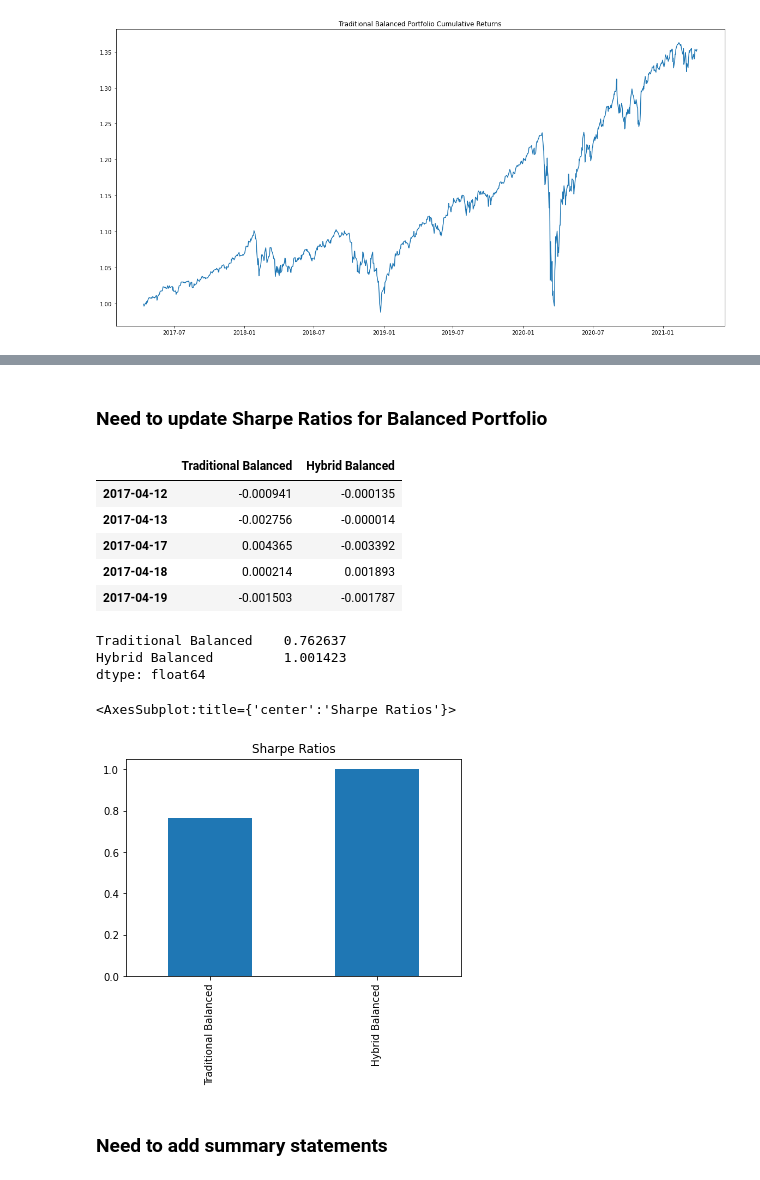
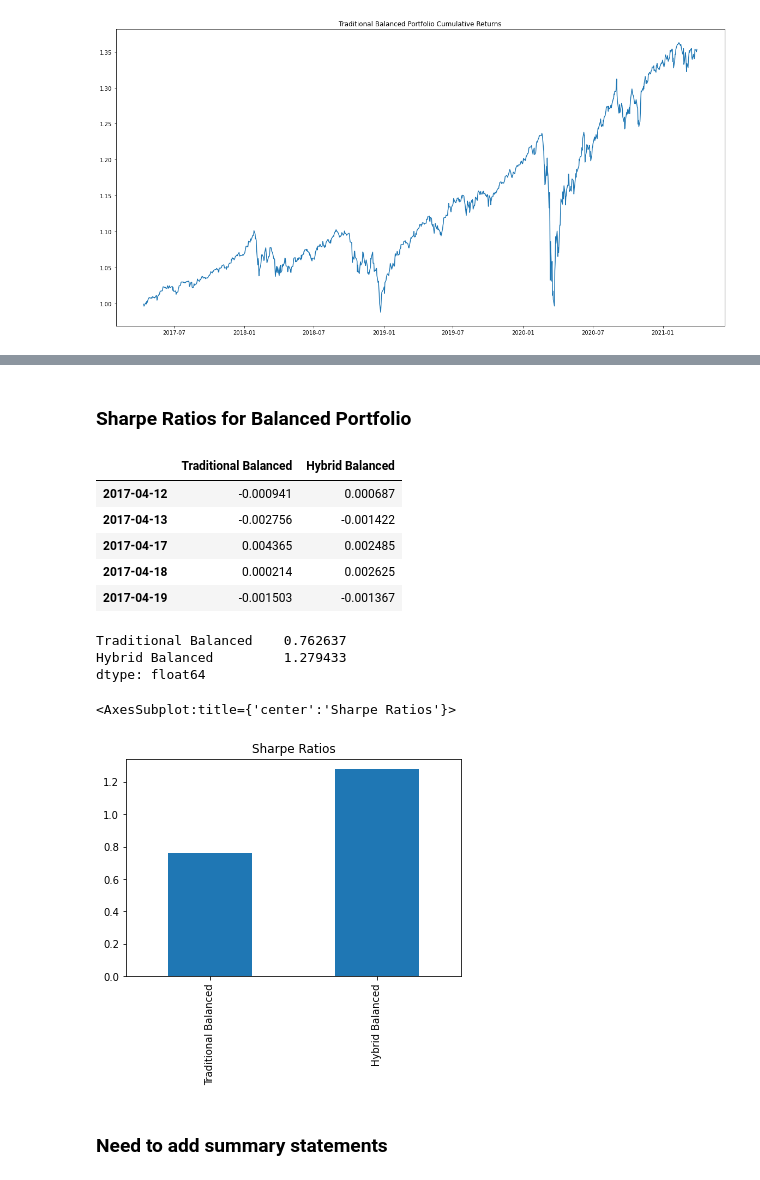
Before and after one commit to hammer888-tech/Project_1, a Jupyter notebook: Project_1B.ipynb, the cells around one changed output, grey strips where cells are left out. Saved outputs shown, nothing was run; the diff lists cells and outputs as text; code cells hidden in the pictures.

```diff
--- a/Project_1B.ipynb
+++ b/Project_1B.ipynb
@@ -131,7 +131,7 @@ ti_cumulative_returns.plot(figsize=(20,10), title = "Income Portfolio Cumulative
 [figure]
 # %%
 #Retrieve Crypto (BTC) Prices and create Dataframe
-btc_prices_csv = Path("resources/btc_usd_5_year_modified.csv")
+btc_prices_csv = Path("resources/btc_usd_5_year_historical.csv")
 btc_prices = pd.read_csv(
     btc_prices_csv, index_col="Date", infer_datetime_format=True, parse_dates=True)
 btc_prices = btc_prices.sort_index()
@@ -330,5 +330,5 @@ thb_cumulative_returns.plot(figsize=(20,10), title = "Traditional vs. Hybrid Bal
 # %% [markdown]
-### Need to update Sharpe Ratios for Balanced Portfolio
+### Sharpe Ratios for Balanced Portfolio
 # %%
 #Combine Traditional and Hybrid Income Weighted Daily Returns Dataframes
 thb_returns = pd.concat([tb_weighted, hb_weighted], axis="columns", join="inner")
@@ -337,24 +337,24 @@ thb_returns.columns = columns
 thb_returns.head()
 # %% [output]
 |  | Traditional Balanced | Hybrid Balanced |
-| 2017-04-12 | -0.000941 | -0.000135 |
-| 2017-04-13 | -0.002756 | -0.000014 |
-| 2017-04-17 | 0.004365 | -0.003392 |
-| 2017-04-18 | 0.000214 | 0.001893 |
-| 2017-04-19 | -0.001503 | -0.001787 |
+| 2017-04-12 | -0.000941 | 0.000687 |
+| 2017-04-13 | -0.002756 | -0.001422 |
+| 2017-04-17 | 0.004365 | 0.002485 |
+| 2017-04-18 | 0.000214 | 0.002625 |
+| 2017-04-19 | -0.001503 | -0.001367 |
 # %%
 #Calculate Sharpe Ratios on Traditional and Hybrid Balanced Portfolios
-balanced_sharpe_ratios = ((thb_returns.mean()) * 252) / (thb_returns.std() * np.sqrt(252))
-balanced_sharpe_ratios
+thb_sharpe_ratios = ((thb_returns.mean()) * 252) / (thb_returns.std() * np.sqrt(252))
+thb_sharpe_ratios
 # %% [output]
 Traditional Balanced    0.762637
-Hybrid Balanced         1.001423
+Hybrid Balanced         1.279433
 dtype: float64
 # %%
-balanced_sharpe_ratios.plot(kind="bar", title="Sharpe Ratios")
+thb_sharpe_ratios.plot(kind="bar", title="Sharpe Ratios")
 # %% [output]
 <AxesSubplot:title={'center':'Sharpe Ratios'}>
-[figure, old version]
+[figure, new version]
 # %% [markdown]
 ### Need to add summary statements
 # %% [markdown]
```
Also changed, not shown: parts of 33 cells of this notebook.
